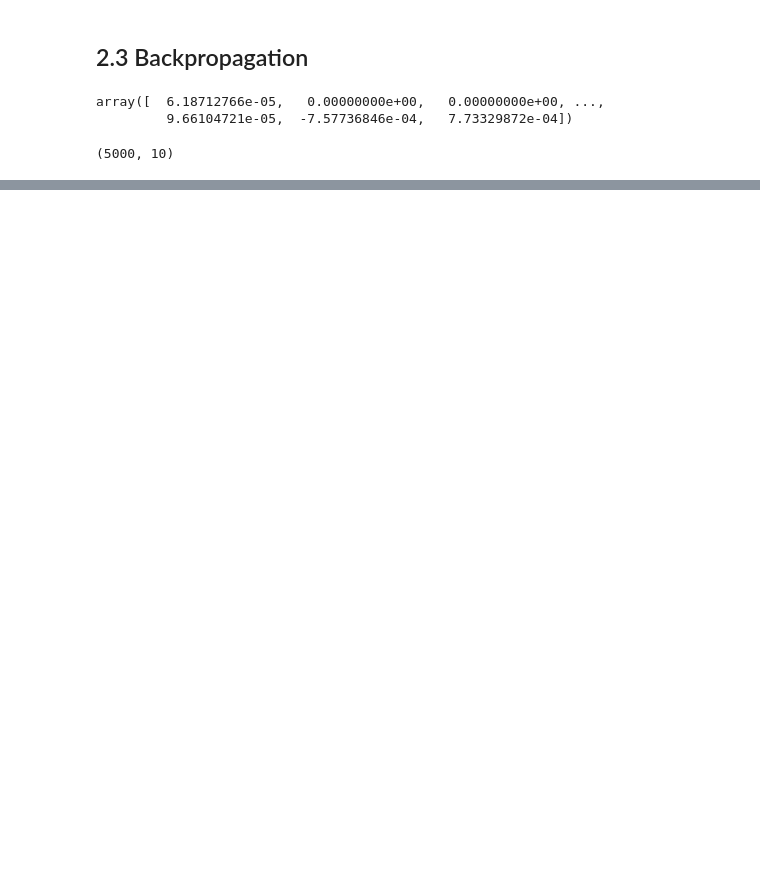
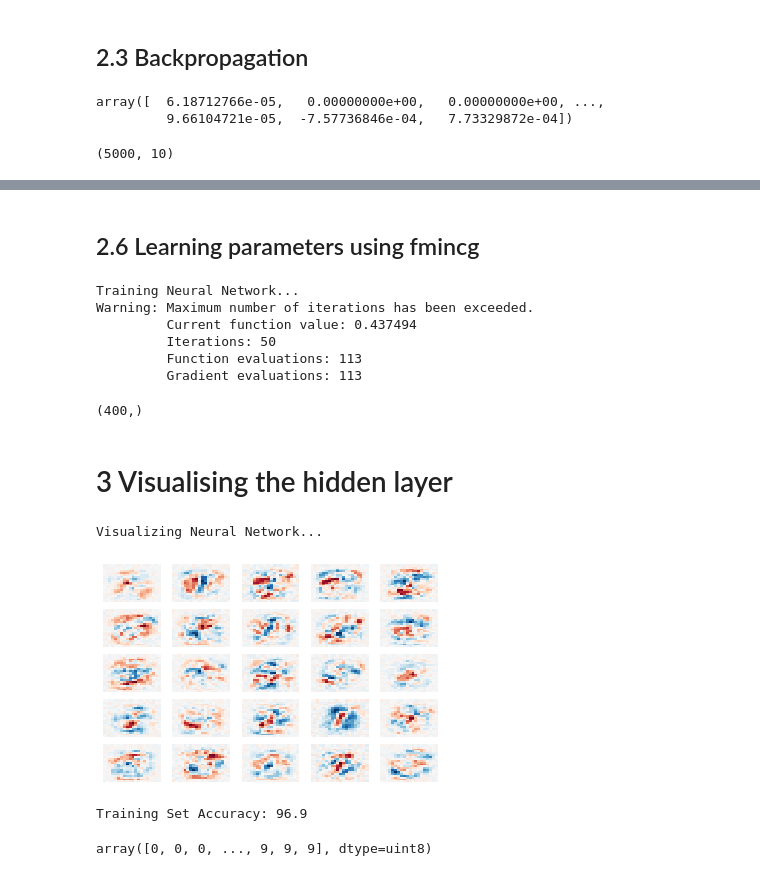
Before and after one commit to jcbaker1/Coursera, a Jupyter notebook: ML/machine-learning-ex4/ex4_python/ex4.ipynb, the cells around one changed output, grey strips where cells are left out. Drawn from its saved outputs; the diff is of its cells as text; code cells hidden in the pictures; blank space fills up the shorter version.

Commit message:
Finished Exercise 4: Neural Networks

```diff
--- a/ML/machine-learning-ex4/ex4_python/ex4.ipynb
+++ b/ML/machine-learning-ex4/ex4_python/ex4.ipynb
@@ -504,0 +550,2 @@ Relative Difference: 2.0725436030058462e-11
+# %% [markdown]
+## 2.6 Learning parameters using fmincg
@@ -504,0 +557,60 @@ Relative Difference: 2.0725436030058462e-11
+# %%
+## =================== Part 8: Training NN ===================
+#  You have now implemented all the code necessary to train a neural
+#  network. To train your neural network, we will now use "fmincg", which
+#  is a function which works similarly to "fminunc". Recall that these
+#  advanced optimizers are able to train our cost functions efficiently as
+#  long as we provide them with the gradient computations.
+
+print('Training Neural Network... ')
+
+#  After you have completed the assignment, change the iterations itns to a larger
+#  value to see how more training helps.
+itns = 50
+
+#  You should also try different values of lambda
+Lambda = 1
+
+# Optimize for nnCostFunction
+opt_nn_params = fmin_cg(f=nnCostFunctionReg
+                    , x0=initial_nn_params
+                    , fprime = nnGradients # Without this the optimization is xx. slow
+                    , args=(input_layer_size, hidden_layer_size, num_labels, X, y_, Lambda)
+                    , maxiter=itns);
+
+# Obtain Theta1 and Theta2 back from nn_params
+Theta1 = opt_nn_params[0:hidden_layer_size * (input_layer_size + 1)].reshape((hidden_layer_size, input_layer_size + 1));
+Theta2 = opt_nn_params[hidden_layer_size * (input_layer_size + 1):].reshape((num_labels, hidden_layer_size + 1));
+# %% [output]
+Training Neural Network...
+Warning: Maximum number of iterations has been exceeded.
+         Current function value: 0.437494
+         Iterations: 50
+         Function evaluations: 113
+         Gradient evaluations: 113
+# %%
+Theta1[1, 1:].shape
+# %% [output]
+(400,)
+# %% [markdown]
+# 3 Visualising the hidden layer
+# %%
+## ================= Part 9: Visualize Weights =================
+#  You can now "visualize" what the neural network is learning by
+#  displaying the hidden units to see what features they are capturing in
+#  the data.
+
+print('Visualizing Neural Network...')
+
+counter = 0
+
+fig, axes = plt.subplots(5, 5)
+for i in range(axes.shape[0]):
+    for j in range(axes.shape[1]):
+        sns.heatmap(Theta1[counter, 1:].reshape([20, 20], order='F'), ax=axes[i, j]
+                    , cbar=False, xticklabels=False, yticklabels=False)
+
+        counter += 1
+# %% [output]
+Visualizing Neural Network...
+[figure, added]
@@ -504,0 +640,16 @@ Relative Difference: 2.0725436030058462e-11
+# %%
+## ================= Part 10: Implement Predict =================
+#  After training the neural network, we would like to use it to predict
+#  the labels. You will now implement the "predict" function to use the
+#  neural network to predict the labels of the training set. This lets
+#  you compute the training set accuracy.
+
+pred = predict(Theta1, Theta2, X);
+
+print('\nTraining Set Accuracy: {}\n'.format(np.mean(np.double(pred == y) * 100)));
+# %% [output]
+Training Set Accuracy: 96.9
+# %%
+y
+# %% [output]
+array([0, 0, 0, ..., 9, 9, 9], dtype=uint8)
```
Also changed, not shown: parts of 25 cells of this notebook.
